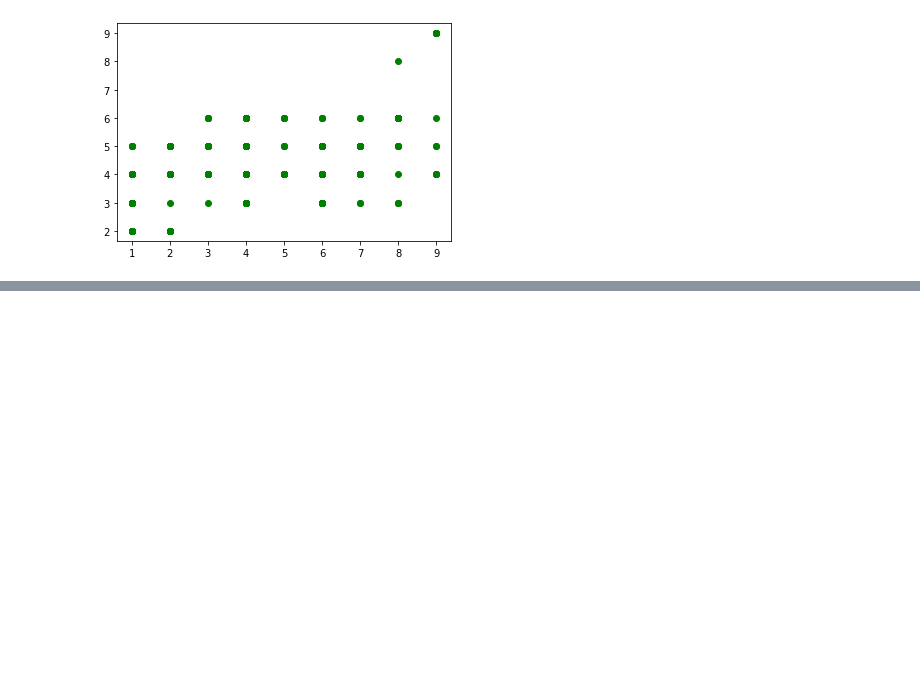
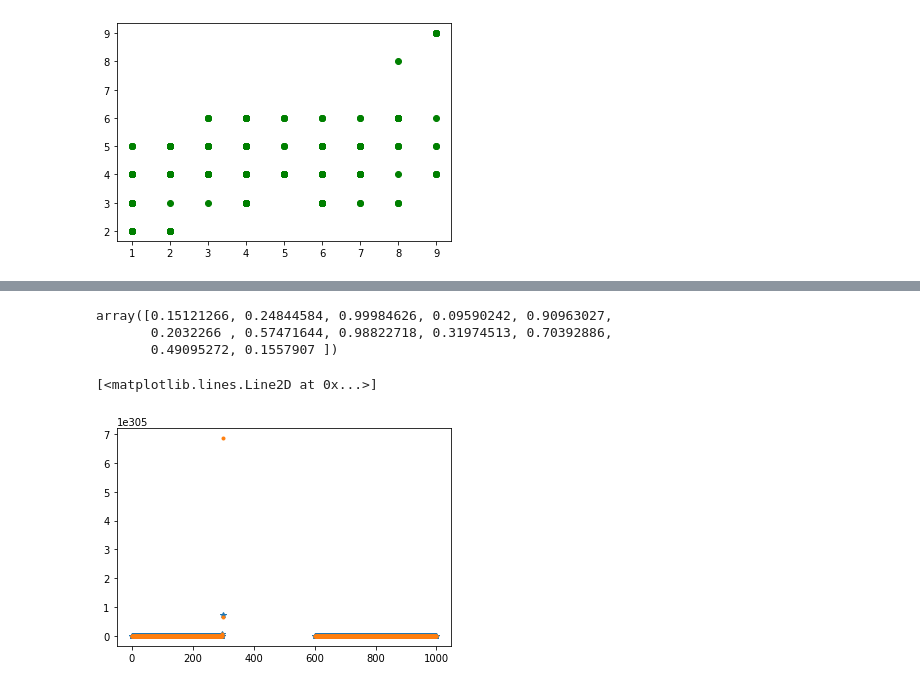
Before and after one commit to amaru0601/multi-variable-regression, a Jupyter notebook: Multi-Variable-Regression.ipynb, the cells around one changed output, grey strips where cells are left out. Drawn from its saved outputs; the diff is of its cells as text; code cells hidden in the pictures; blank space fills up the shorter version.

```diff
--- a/Multi-Variable-Regression.ipynb
+++ b/Multi-Variable-Regression.ipynb
@@ -34,0 +128,42 @@ Y.shape
+# %%
+def computeCost(X,Y,W,b):
+  m=len(Y)
+  predictions = hipotesis(X,W,b)
+  square_err=(predictions - Y)
+  square_err = np.power(square_err,2)
+
+  return 1/(2*m) * np.sum(square_err)
+# %%
+def training (Xt, Yt, Xv, Yv, W, b, alpha, epochs):
+  m = len(Yt)
+  J_history = []
+  J_test_history = []
+  for i in range (epochs):
+    predictions = hipotesis (Xt, W, b)
+    error = np.dot(Xt.transpose(),(predictions - Yt))
+    errorb = np.sum(predictions - Yt)
+    descent=alpha * 1/m * error
+    descent=np.squeeze(np.asarray(descent)  )
+    descentb=alpha * 1/m * errorb
+    W = W - descent
+    b-=descentb
+    J_history.append(computeCost(Xt,Yt,W,b))
+    J_test_history.append(computeCost(Xv,Yv,W,b))
+  return W, J_history, J_test_history
+# %%
+initial_theta = np.random.rand(12)
+initial_b = np.random.rand(1)
+# %%
+initial_theta
+# %% [output]
+array([0.15121266, 0.24844584, 0.99984626, 0.09590242, 0.90963027,
+       0.2032266 , 0.57471644, 0.98822718, 0.31974513, 0.70392886,
+       0.49095272, 0.1557907 ])
+# %%
+t, j, jh = training(Xtrain,Ytrain,Xvalidate,Yvalidate,initial_theta,initial_b,0.008,1000)
+# %%
+plt.plot(j,'*')
+plt.plot(jh,'.')
+# %% [output]
+[<matplotlib.lines.Line2D at 0x...>]
+[figure, added]
```
Also changed, not shown: parts of 20 cells of this notebook.
